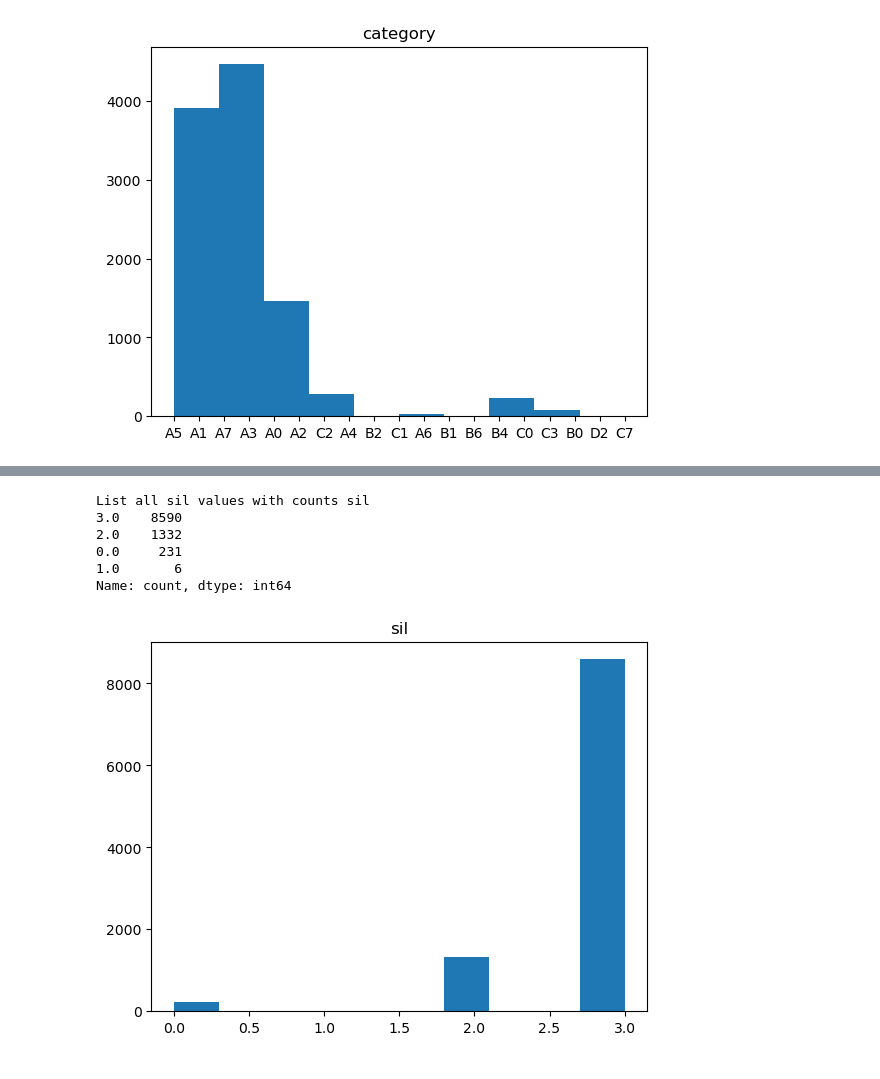
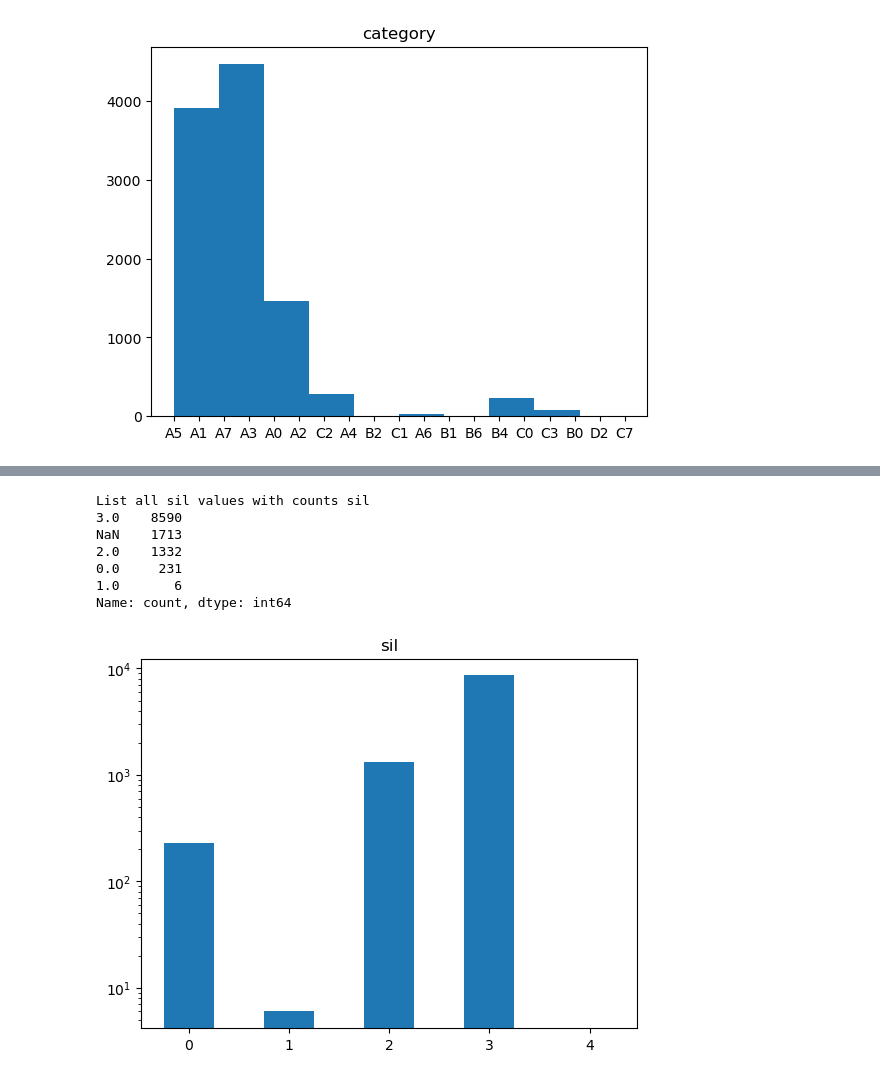
Before and after one commit to ernesttan1976/flight-data, a Jupyter notebook: notebooks/GPS Spoofing Split Data - Ernest.ipynb, the cells around one changed output, grey strips where cells are left out. Drawn from its saved outputs; the diff is of its cells as text; code cells hidden in the pictures.

```diff
--- a/notebooks/GPS Spoofing Split Data - Ernest.ipynb
+++ b/notebooks/GPS Spoofing Split Data - Ernest.ipynb
@@ -275,17 +332,24 @@ Name: count, dtype: int64
 # %%
-counts = df1['sil'].value_counts()
+counts = df1['sil'].value_counts(dropna=False)
+
 print(f"List all sil values with counts {counts}")
-plt.hist(df1['sil'])
+# Create bins for the histogram
+bins = np.arange(len(counts) + 1)
+
+# Plot the histogram with NA on the left
+plt.hist(df1['sil'], bins=bins, align='left',rwidth=0.5)
+plt.yscale('log')
 plt.title('sil')
 plt.show()
 # %% [output]
 List all sil values with counts sil
 3.0    8590
+NaN    1713
 2.0    1332
 0.0     231
 1.0       6
 Name: count, dtype: int64
-[figure, old version]
+[figure, new version]
 # %%
 url2 = 'https://samples.adsbexchange.com/readsb-hist/2024/02/01/000005Z.json.gz'
 response2 = requests.get(url2)
```
Also changed, not shown: parts of 6 cells of this notebook, 1 other file.
